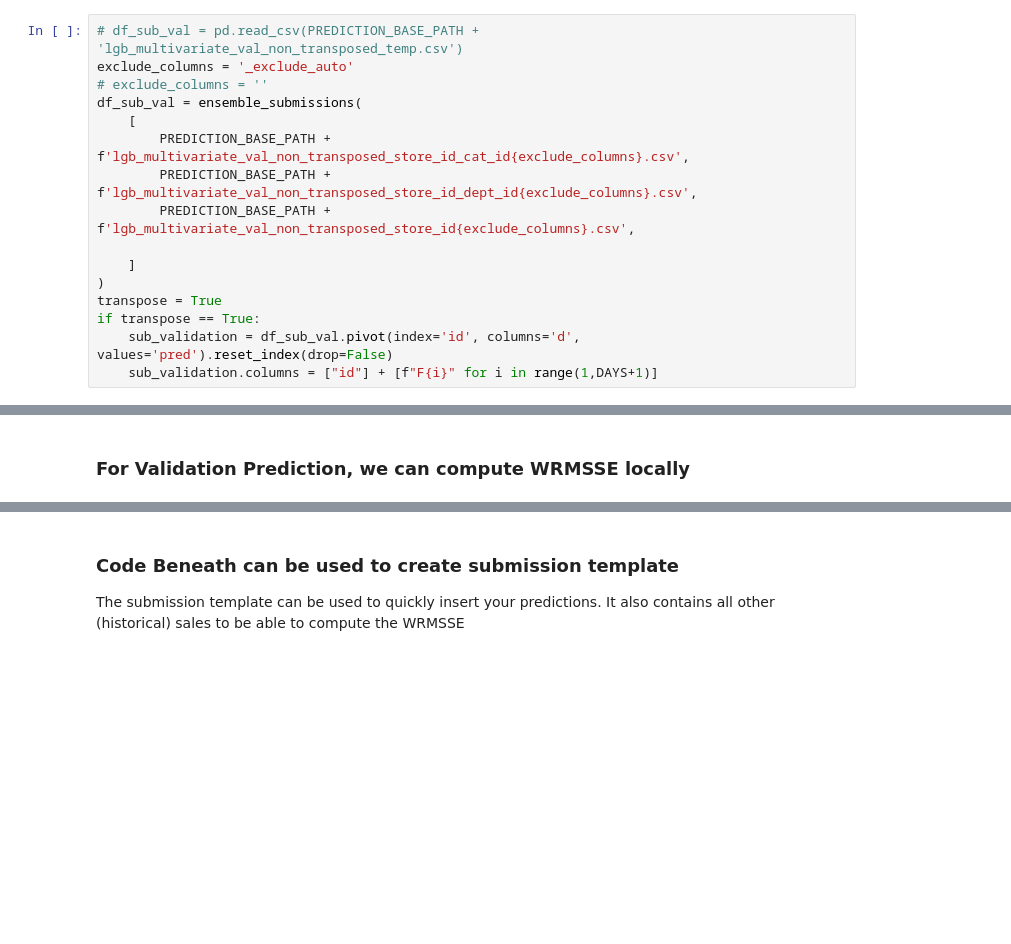
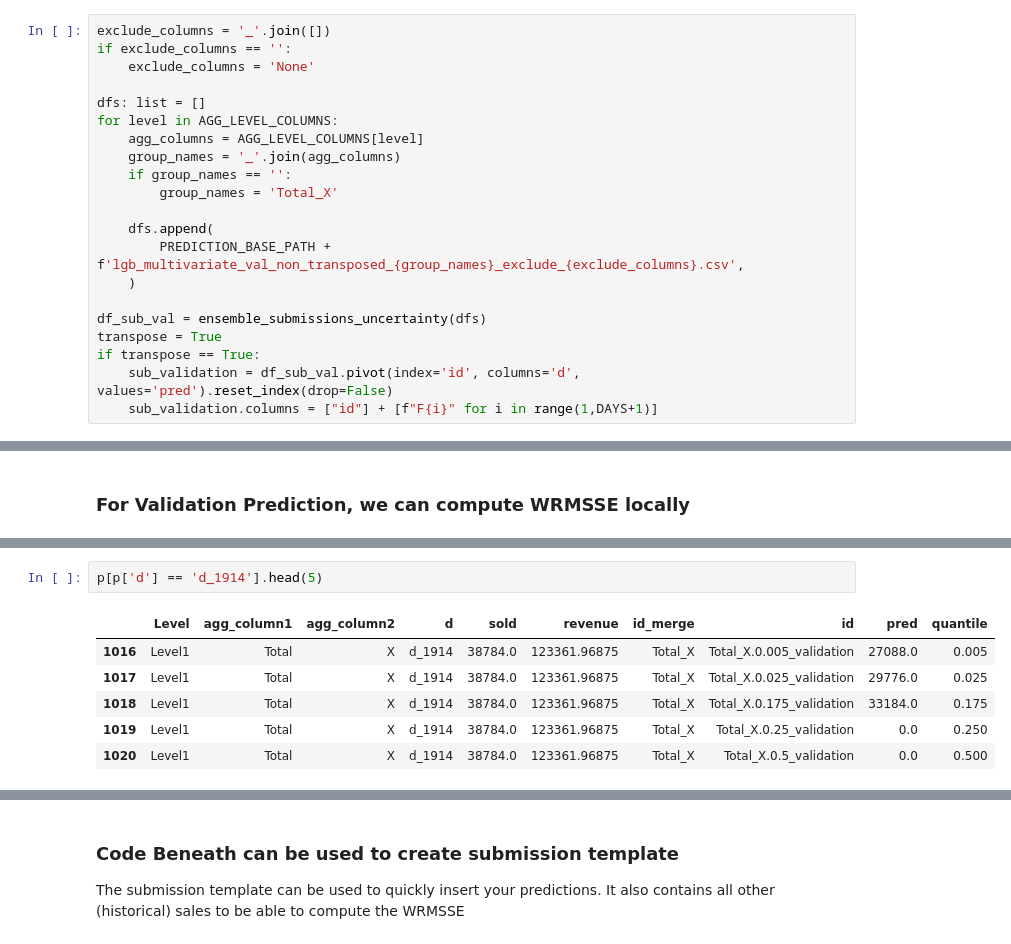
Before and after one commit to CodingNoob234/m5-forecasting-uncertainty, a Jupyter notebook: code/un_training_model_quantiles.ipynb, the cells around one changed output, grey strips where cells are left out. Drawn from its saved outputs; the diff is of its cells as text; blank space fills up the shorter version.

```diff
--- a/code/un_training_model_quantiles.ipynb
+++ b/code/un_training_model_quantiles.ipynb
@@ -293,17 +377,22 @@ NameError: name 'features' is not defined
 # %% [markdown]
 ### Load val + eval prediction files and merge to one submission file
 # %%
-# df_sub_val = pd.read_csv(PREDICTION_BASE_PATH + 'lgb_multivariate_val_non_transposed_temp.csv')
-exclude_columns = '_exclude_auto'
-# exclude_columns = ''
-df_sub_val = ensemble_submissions(
-    [
-        PREDICTION_BASE_PATH + f'lgb_multivariate_val_non_transposed_store_id_cat_id{exclude_columns}.csv',
-        PREDICTION_BASE_PATH + f'lgb_multivariate_val_non_transposed_store_id_dept_id{exclude_columns}.csv',
-        PREDICTION_BASE_PATH + f'lgb_multivariate_val_non_transposed_store_id{exclude_columns}.csv',
+exclude_columns = '_'.join([])
+if exclude_columns == '':
+    exclude_columns = 'None'
 
-    ]
-)
+dfs: list = []
+for level in AGG_LEVEL_COLUMNS:
+    agg_columns = AGG_LEVEL_COLUMNS[level]
+    group_names = '_'.join(agg_columns)
+    if group_names == '':
+        group_names = 'Total_X'
+
+    dfs.append(
+        PREDICTION_BASE_PATH + f'lgb_multivariate_val_non_transposed_{group_names}_exclude_{exclude_columns}.csv',
+    )
+
+df_sub_val = ensemble_submissions_uncertainty(dfs)
 transpose = True
 if transpose == True:
     sub_validation = df_sub_val.pivot(index='id', columns='d', values='pred').reset_index(drop=False)
@@ -351,0 +444,9 @@ cross_validation_on_validation_set(apply_max_zero=False, df_sub_val=df_sub_val)
+# %%
+p[p['d'] == 'd_1914'].head(5)
+# %% [output]
+|  | Level | agg_column1 | agg_column2 | d | sold | revenue | id_merge | id | pred | quantile |
+| 1016 | Level1 | Total | X | d_1914 | 38784.0 | 123361.96875 | Total_X | Total_X.0.005_validation | 27088.0 | 0.005 |
+| 1017 | Level1 | Total | X | d_1914 | 38784.0 | 123361.96875 | Total_X | Total_X.0.025_validation | 29776.0 | 0.025 |
+| 1018 | Level1 | Total | X | d_1914 | 38784.0 | 123361.96875 | Total_X | Total_X.0.175_validation | 33184.0 | 0.175 |
+| 1019 | Level1 | Total | X | d_1914 | 38784.0 | 123361.96875 | Total_X | Total_X.0.25_validation | 0.0 | 0.250 |
+| 1020 | Level1 | Total | X | d_1914 | 38784.0 | 123361.96875 | Total_X | Total_X.0.5_validation | 0.0 | 0.500 |
```
Also changed, not shown: parts of 14 cells of this notebook, 4 other files.
